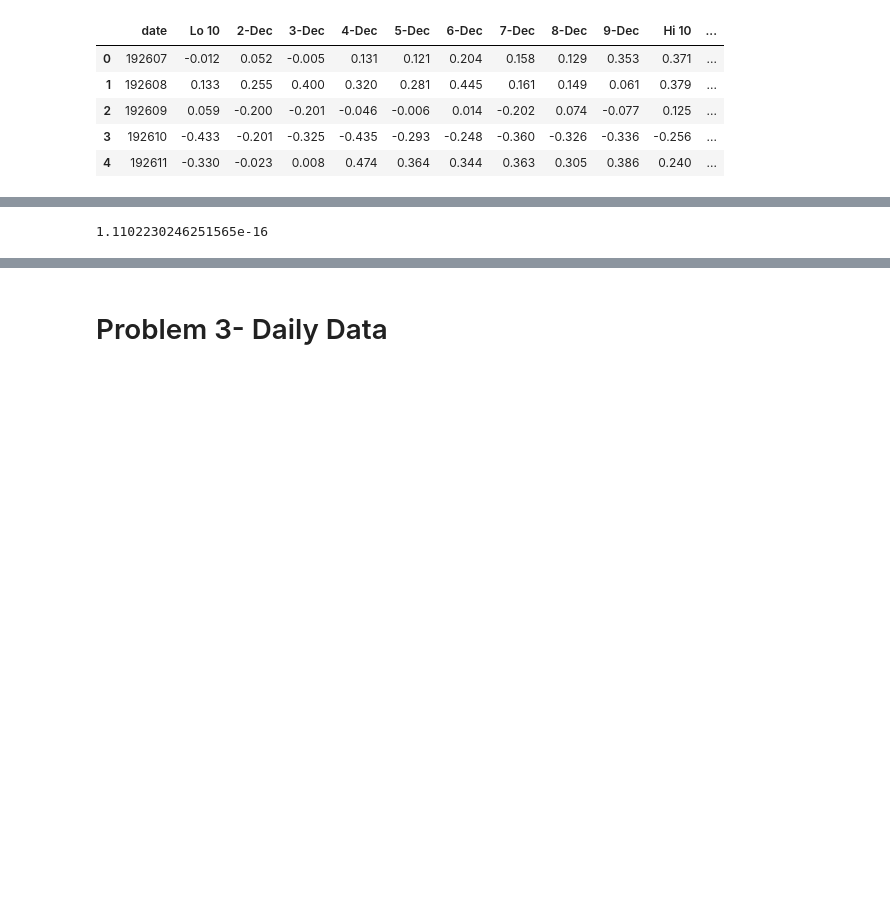
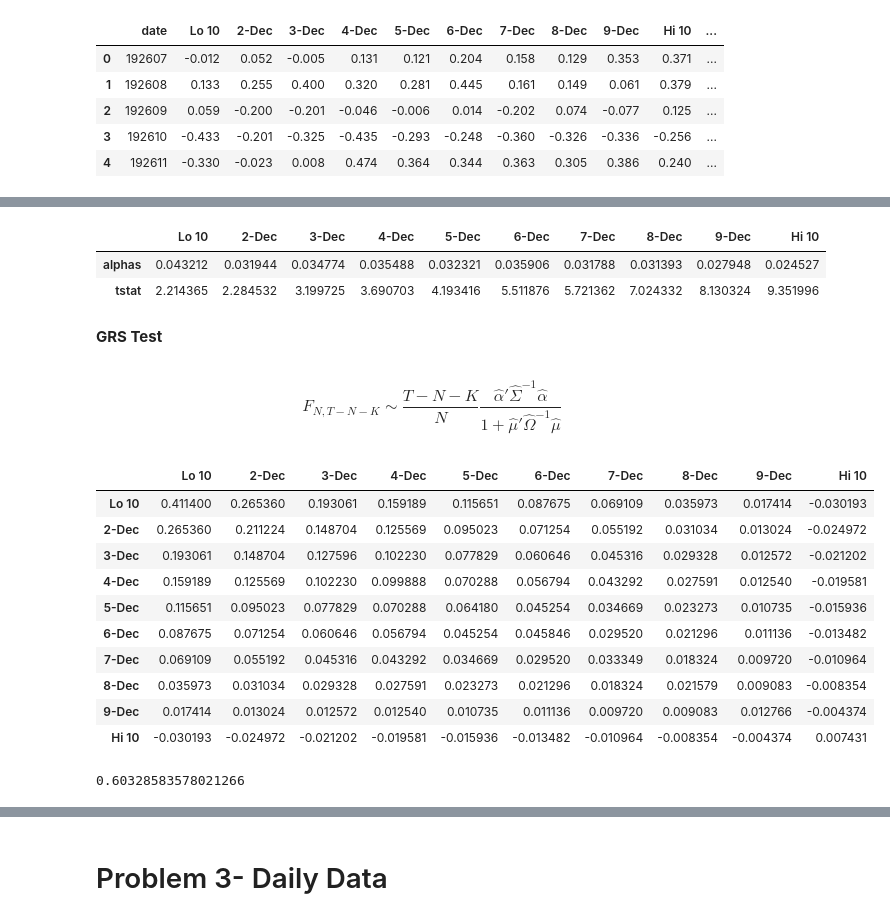
Before and after one commit to mp3201/Behavioral-Finance, a Jupyter notebook: hmwk2/Empirical 2.ipynb, the cells around one changed output, grey strips where cells are left out. Saved outputs shown, nothing was run; the diff lists cells and outputs as text; code cells hidden in the pictures; blank space fills up the shorter version.

```diff
--- a/hmwk2/Empirical 2.ipynb
+++ b/hmwk2/Empirical 2.ipynb
@@ -9,25 +10,30 @@ import statsmodels.api as sm
 # %%
 # Define data path
-ddir = 'C:/Users/mphan21/Google Drive/Academics/Spring 2018/BehavioralFinance/hmwk2/'
+#ddir = 'C:/Users/mphan21/Google Drive/Academics/Spring 2018/BehavioralFinance/hmwk2/'
+ddir = 'C:/Users/mphan/Documents/Behavioral-Finance/hmwk2/'
 
 # Monthly equal weight
 me_mon_ew = pd.read_csv(ddir+'me_mon_ew.csv')
-me_mon_ew['date']=pd.to_datetime(me_mon_ew['date'], format="%Y%m").dt.strftime('%Y%m')
+me_mon_ew['date']=pd.to_datetime(me_mon_ew['date'], \
+                                 format="%Y%m").dt.strftime('%Y%m')
 me_mon_ew.iloc[:,1:me_mon_ew.shape[1]]=me_mon_ew.iloc[:,1:me_mon_ew.shape[1]]/10
 
 # Monthly value weight
 me_mon_vw = pd.read_csv(ddir+'me_mon_vw.csv')
-me_mon_vw['date']=pd.to_datetime(me_mon_vw['date'], format="%Y%m").dt.strftime('%Y%m')
+me_mon_vw['date']=pd.to_datetime(me_mon_vw['date'], \
+                                 format="%Y%m").dt.strftime('%Y%m')
 me_mon_vw.iloc[:,1:me_mon_vw.shape[1]]=me_mon_vw.iloc[:,1:me_mon_vw.shape[1]]/10
 
 # Jan 1963 - Dec 2017
 aqr_ff_data = pd.read_csv(ddir + 'aqr_ff_data.csv')
-aqr_ff_data['date'] = pd.to_datetime(aqr_ff_data['date'], format="%Y%m").dt.strftime('%Y%m')
+aqr_ff_data['date'] = pd.to_datetime(aqr_ff_data['date'], \
+                                     format="%Y%m").dt.strftime('%Y%m')
 
 # Fama French Monthly
 fama_french = pd.read_csv(ddir+'fama_french.csv')
 fama_french.columns = ['date', 'mktrf', 'smb', 'hml', 'rf', 'umd']
-fama_french['date'] = pd.to_datetime(fama_french['date'], format='%Y%m%d').dt.strftime('%Y%m')
+fama_french['date'] = pd.to_datetime(fama_french['date'], \
+                                     format='%Y%m%d').dt.strftime('%Y%m')
 # %% [markdown]
 # Problem 1
 # %% [markdown]
@@ -89,12 +112,14 @@ mon_ew_combine.head()
 | 4 | 192611 | -0.078 | -0.032 | -0.029 | 0.465 | 0.324 | 0.357 | 0.382 | 0.295 | 0.361 | 0.270 | ... |
 # %%
 alphas = [0] * 10
+tstats = [0] * 10
 mon_ew_resid = me_mon_ew
 for portfolio in range(1,11):
     print("Portfolio: "+mon_ew_combine.columns[portfolio])
     cur_mod=sm.OLS(mon_ew_combine[mon_ew_combine.columns[portfolio]]-mon_ew_combine['rf'],
                    sm.add_constant(mon_ew_combine['mktrf']), missing='drop').fit()
     alphas[portfolio-1] = cur_mod.params[0]
+    tstats[portfolio-1] = cur_mod.tvalues[0]
     mon_ew_resid[mon_ew_combine.columns[portfolio]]=cur_mod.resid
     print(cur_mod.summary())
     print(portfolio)
@@ -166,13 +215,15 @@ mon_vw_combine.head()
 | 3 | 192610 | -0.433 | -0.201 | -0.325 | -0.435 | -0.293 | -0.248 | -0.360 | -0.326 | -0.336 | -0.256 | ... |
 | 4 | 192611 | -0.330 | -0.023 | 0.008 | 0.474 | 0.364 | 0.344 | 0.363 | 0.305 | 0.386 | 0.240 | ... |
 # %%
-alphas = [0] * 10
+alphas_vw = [0] * 10
+tstats_vw = [0] * 10
 mon_vw_resid = me_mon_vw
 for portfolio in range(1,11):
     print("Portfolio: "+mon_vw_combine.columns[portfolio])
     cur_mod=sm.OLS(mon_vw_combine[mon_vw_combine.columns[portfolio]]-mon_vw_combine['rf'],
                    sm.add_constant(mon_vw_combine['mktrf']), missing='drop').fit()
-    alphas[portfolio-1] = cur_mod.params[0]
+    alphas_vw[portfolio-1] = cur_mod.params[0]
+    tstats_vw[portfolio-1] = cur_mod.tvalues[0]
     mon_vw_resid[mon_vw_combine.columns[portfolio]]=cur_mod.resid
     print(cur_mod.summary())
     print(portfolio)
@@ -210,22 +248,34 @@ alphas
-# %%
-sigma_resid=mon_vw_resid.iloc[:,1:mon_vw_resid.shape[1]].cov()
-sigma_resid
-
-resid_quad = np.dot(alphas,pd.DataFrame(np.linalg.inv(sigma_resid.values),
-                           sigma_resid.columns, sigma_resid.index).dot(alphas))
-
-#(1+E(F)Cov(F)^-1E(F))
-mu_factors = mon_vw_combine['mktrf'].mean()
-sigma_factors = mon_vw_combine['mktrf'].var()
-factors_quad=(1+mu_factors*1/sigma_factors*mu_factors)
-
-N=10
-T=mon_vw_combine.shape[0]
-K=1
-
-F_stat = (T-N-K)/N*factors_quad*resid_quad
-
-pvalue=1-f.cdf(F_stat, N, T-N-K)
-pvalue
-# %% [output]
-1.1102230246251565e-16
+# %%
+reg_out_vw = pd.DataFrame(alphas_vw).transpose().append(pd.DataFrame(tstats_vw).transpose(), ignore_index=True)
+reg_out_vw.index = ['alphas', 'tstat']
+reg_out_vw.columns = me_mon_vw.columns[1:me_mon_vw.shape[1]]
+reg_out_vw
+# %% [output]
+|  | Lo 10 | 2-Dec | 3-Dec | 4-Dec | 5-Dec | 6-Dec | 7-Dec | 8-Dec | 9-Dec | Hi 10 |
+| alphas | 0.043212 | 0.031944 | 0.034774 | 0.035488 | 0.032321 | 0.035906 | 0.031788 | 0.031393 | 0.027948 | 0.024527 |
+| tstat | 2.214365 | 2.284532 | 3.199725 | 3.690703 | 4.193416 | 5.511876 | 5.721362 | 7.024332 | 8.130324 | 9.351996 |
+# %% [markdown]
+**GRS Test**
+# %% [markdown]
+$$ F_{N, T-N-K} \sim \frac{T-N-K}{N}\frac{\hat{\alpha}'\hat{\Sigma}^{-1}\hat{\alpha}}{1+\hat{\mu}'\hat{\Omega}^{-1}\hat{\mu}}$$
+# %%
+sigma_resid_vw=mon_vw_resid.iloc[:,1:mon_vw_resid.shape[1]].cov()
+sigma_resid_vw
+# %% [output]
+|  | Lo 10 | 2-Dec | 3-Dec | 4-Dec | 5-Dec | 6-Dec | 7-Dec | 8-Dec | 9-Dec | Hi 10 |
+| Lo 10 | 0.411400 | 0.265360 | 0.193061 | 0.159189 | 0.115651 | 0.087675 | 0.069109 | 0.035973 | 0.017414 | -0.030193 |
+| 2-Dec | 0.265360 | 0.211224 | 0.148704 | 0.125569 | 0.095023 | 0.071254 | 0.055192 | 0.031034 | 0.013024 | -0.024972 |
+| 3-Dec | 0.193061 | 0.148704 | 0.127596 | 0.102230 | 0.077829 | 0.060646 | 0.045316 | 0.029328 | 0.012572 | -0.021202 |
+| 4-Dec | 0.159189 | 0.125569 | 0.102230 | 0.099888 | 0.070288 | 0.056794 | 0.043292 | 0.027591 | 0.012540 | -0.019581 |
+| 5-Dec | 0.115651 | 0.095023 | 0.077829 | 0.070288 | 0.064180 | 0.045254 | 0.034669 | 0.023273 | 0.010735 | -0.015936 |
+| 6-Dec | 0.087675 | 0.071254 | 0.060646 | 0.056794 | 0.045254 | 0.045846 | 0.029520 | 0.021296 | 0.011136 | -0.013482 |
+| 7-Dec | 0.069109 | 0.055192 | 0.045316 | 0.043292 | 0.034669 | 0.029520 | 0.033349 | 0.018324 | 0.009720 | -0.010964 |
+| 8-Dec | 0.035973 | 0.031034 | 0.029328 | 0.027591 | 0.023273 | 0.021296 | 0.018324 | 0.021579 | 0.009083 | -0.008354 |
+| 9-Dec | 0.017414 | 0.013024 | 0.012572 | 0.012540 | 0.010735 | 0.011136 | 0.009720 | 0.009083 | 0.012766 | -0.004374 |
+| Hi 10 | -0.030193 | -0.024972 | -0.021202 | -0.019581 | -0.015936 | -0.013482 | -0.010964 | -0.008354 | -0.004374 | 0.007431 |
+# %%
+resid_quad_vw = np.dot(alphas_vw,pd.DataFrame(np.linalg.inv(sigma_resid_vw.values),
+                           sigma_resid_vw.columns, sigma_resid_vw.index).dot(alphas_vw))
+resid_quad_vw
+# %% [output]
+0.60328583578021266
```
Also changed, not shown: parts of 29 cells of this notebook, 1 other file.
